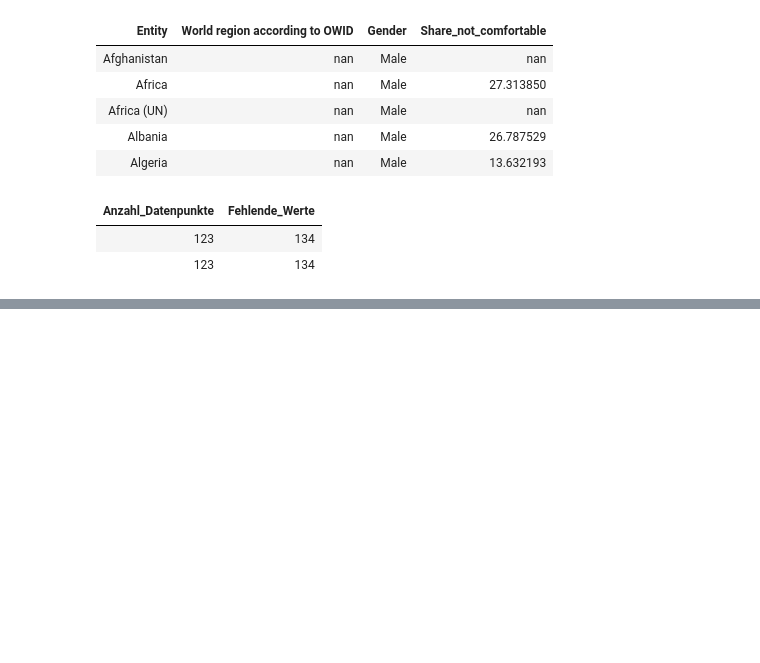
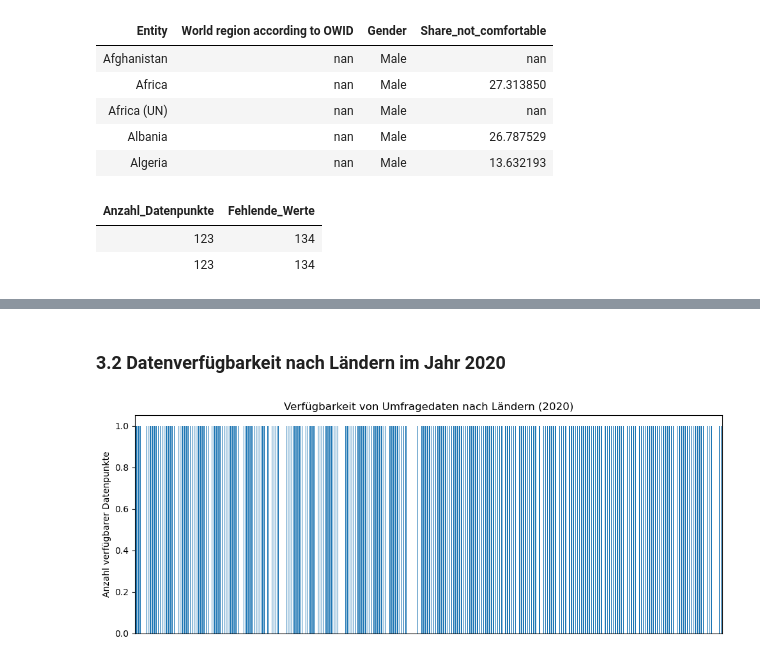
Before and after one commit to CarolinaTresch/Burden_of_Mental_Illness, a Jupyter notebook: Discomfort_Speaking_Anxiety_by_gender.ipynb, the cells around one changed output, grey strips where cells are left out. Cells and saved outputs as stored; diff of their text form; code cells hidden in the pictures; blank space fills up the shorter version.

```diff
--- a/Discomfort_Speaking_Anxiety_by_gender.ipynb
+++ b/Discomfort_Speaking_Anxiety_by_gender.ipynb
@@ -219,0 +217,32 @@ plt.show()
+# %% [markdown]
+### 3.2 Datenverfügbarkeit nach Ländern im Jahr 2020
+# %%
+import pandas as pd
+import matplotlib.pyplot as plt
+
+
+df = pd.read_csv("discomfort-speaking-anxiety-depression-by-gender.csv")
+
+# Alle Länder im Datensatz
+all_countries = df["Entity"].dropna().unique()
+
+# Nur Jahr 2020
+df_2020 = df[df["Year"] == 2020]
+
+# Anzahl verfügbarer Datenpunkte pro Land
+counts_2020 = df_2020["Entity"].value_counts()
+
+
+counts_all = pd.Series(counts_2020, index=all_countries).fillna(0)
+
+# Diagramm
+plt.figure(figsize=(10, 4))
+counts_all.plot(kind="bar")
+
+plt.ylabel("Anzahl verfügbarer Datenpunkte")
+plt.title("Verfügbarkeit von Umfragedaten nach Ländern (2020)")
+plt.xticks([])  # keine Ländernamen
+plt.tight_layout()
+plt.show()
+# %% [output]
+[figure, added]
```
Also changed, not shown: parts of 27 cells of this notebook, 2 other files.
